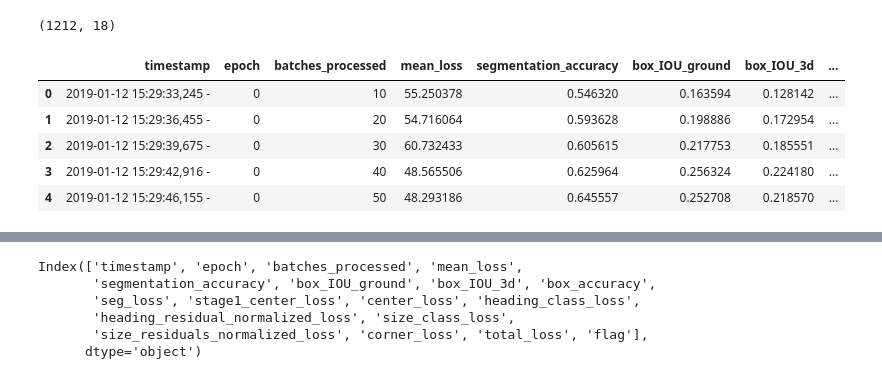
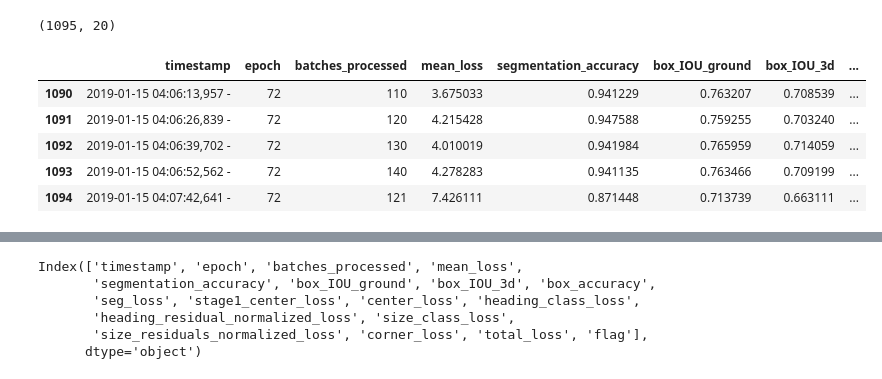
Before and after one commit to aelskhawy/own_adl4cv, a Jupyter notebook: read_logs.ipynb, the cells around one changed output, grey strips where cells are left out. Saved outputs shown, nothing was run; the diff lists cells and outputs as text; code cells hidden in the pictures.

```diff
--- a/read_logs.ipynb
+++ b/read_logs.ipynb
@@ -7,18 +7,21 @@ import matplotlib.pyplot as plt
 #filename = './logs/2018-12-17_18-58-39-.log'
 #new_file = './logs/2018-12-17_23-23-09-.log'
 
-filename = './logs/2019-01-12_15-29-29-.log'
+#filename = './logs/2019-01-12_15-29-29-.log'
+#filename = './logs/2019-01-14_14-09-12-.log' # small num points
+#filename = './logs/2019-01-14_17-55-31-.log' # original num points
+filename = './logs/2019-01-14_23-28-29-.log' # 700 and 350 num points
 # %%
 df = pd.read_csv(filename, sep='|', header=1, skiprows=1)
 df.columns = [str.strip(x) for x in df.columns]
 # %%
 print(df.shape)
-df.head()
+df.tail()
 # %% [output]
-(1212, 18)
+(1095, 20)
 |  | timestamp | epoch | batches_processed | mean_loss | segmentation_accuracy | box_IOU_ground | box_IOU_3d | ... |
-| 0 | 2019-01-12 15:29:33,245 - | 0 | 10 | 55.250378 | 0.546320 | 0.163594 | 0.128142 | ... |
-| 1 | 2019-01-12 15:29:36,455 - | 0 | 20 | 54.716064 | 0.593628 | 0.198886 | 0.172954 | ... |
-| 2 | 2019-01-12 15:29:39,675 - | 0 | 30 | 60.732433 | 0.605615 | 0.217753 | 0.185551 | ... |
-| 3 | 2019-01-12 15:29:42,916 - | 0 | 40 | 48.565506 | 0.625964 | 0.256324 | 0.224180 | ... |
-| 4 | 2019-01-12 15:29:46,155 - | 0 | 50 | 48.293186 | 0.645557 | 0.252708 | 0.218570 | ... |
+| 1090 | 2019-01-15 04:06:13,957 - | 72 | 110 | 3.675033 | 0.941229 | 0.763207 | 0.708539 | ... |
+| 1091 | 2019-01-15 04:06:26,839 - | 72 | 120 | 4.215428 | 0.947588 | 0.759255 | 0.703240 | ... |
+| 1092 | 2019-01-15 04:06:39,702 - | 72 | 130 | 4.010019 | 0.941984 | 0.765959 | 0.714059 | ... |
+| 1093 | 2019-01-15 04:06:52,562 - | 72 | 140 | 4.278283 | 0.941135 | 0.763466 | 0.709199 | ... |
+| 1094 | 2019-01-15 04:07:42,641 - | 72 | 121 | 7.426111 | 0.871448 | 0.713739 | 0.663111 | ... |
```
Also changed, not shown: parts of 6 cells of this notebook, 8 other files.
